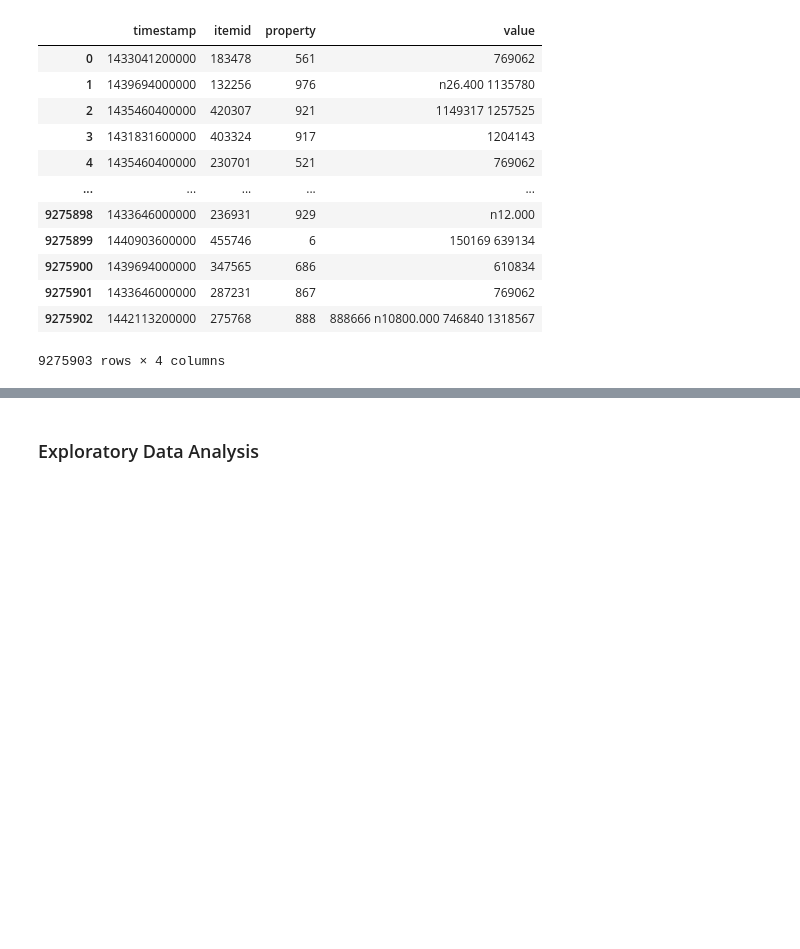
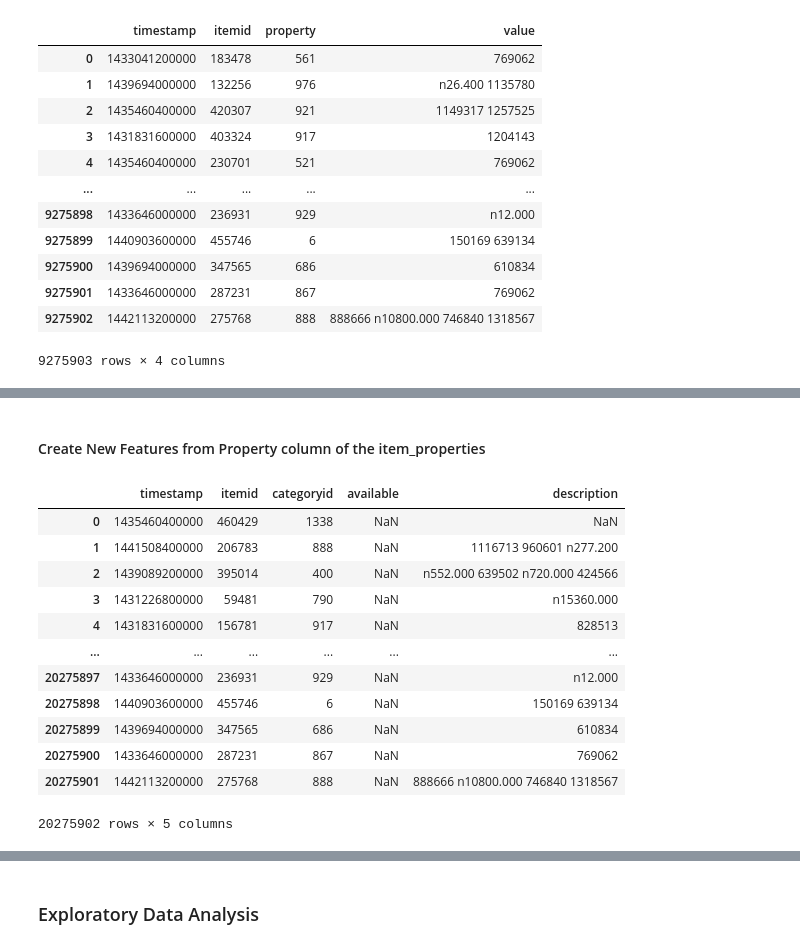
Before and after one commit to adubrightkwartengsnr/Recommendation-System-For-E-commerce, a Jupyter notebook: notebooks/recommendation_system.ipynb, the cells around one changed output, grey strips where cells are left out. Saved outputs shown, nothing was run; the diff lists cells and outputs as text; code cells hidden in the pictures; blank space fills up the shorter version.

```diff
--- a/notebooks/recommendation_system.ipynb
+++ b/notebooks/recommendation_system.ipynb
@@ -166,0 +201,38 @@ item_properties2_df
+# %% [markdown]
+#### Create New Features from Property column of the item_properties
+# %%
+# initialize the categoryid and available columns
+item_properties_df["categoryid"] = np.nan
+item_properties_df["available"] = np.nan
+
+# Assign values to the new column based on the 'property' column
+item_properties_df.loc[item_properties_df["property"] == "categoryid","categoryid"] = item_properties_df["value"]
+item_properties_df.loc[item_properties_df["property"] == "available","available"] = item_properties_df["value"]
+# %%
+
+# Move all the already existing numerical category ids into categoryid column
+item_properties_df.loc[item_properties_df["property"].str.isnumeric(), "categoryid"] = item_properties_df["property"]
+# %%
+# create new column called description column
+item_properties_df["description"] = item_properties_df.apply(
+    lambda row: row["value"] if row["property"] not in ["categoryid","available"] else np.nan, axis=1 )
+# %%
+# drop unnecessary property and value columns
+item_properties_df.drop(["property", "value"], axis=1, inplace=True)
+# %%
+# confirm changes
+item_properties_df
+# %% [output]
+|  | timestamp | itemid | categoryid | available | description |
+| 0 | 1435460400000 | 460429 | 1338 | NaN | NaN |
+| 1 | 1441508400000 | 206783 | 888 | NaN | 1116713 960601 n277.200 |
+| 2 | 1439089200000 | 395014 | 400 | NaN | n552.000 639502 n720.000 424566 |
+| 3 | 1431226800000 | 59481 | 790 | NaN | n15360.000 |
+| 4 | 1431831600000 | 156781 | 917 | NaN | 828513 |
+| ... | ... | ... | ... | ... | ... |
+| 20275897 | 1433646000000 | 236931 | 929 | NaN | n12.000 |
+| 20275898 | 1440903600000 | 455746 | 6 | NaN | 150169 639134 |
+| 20275899 | 1439694000000 | 347565 | 686 | NaN | 610834 |
+| 20275900 | 1433646000000 | 287231 | 867 | NaN | 769062 |
+| 20275901 | 1442113200000 | 275768 | 888 | NaN | 888666 n10800.000 746840 1318567 |
+20275902 rows × 5 columns
```
Also changed, not shown: parts of 32 cells of this notebook, 1 other file.
